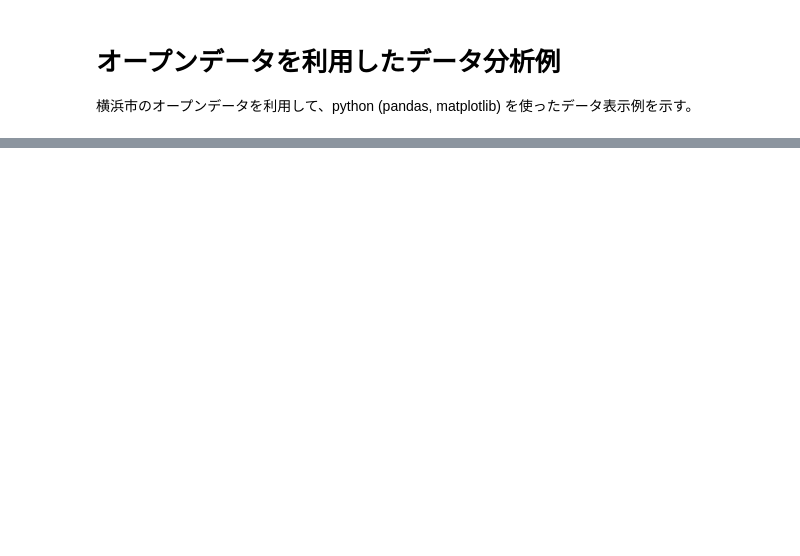
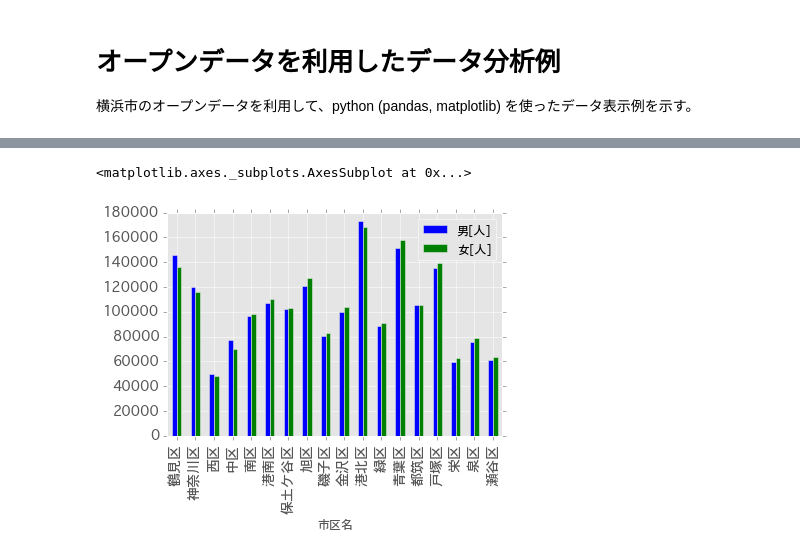
Before and after one commit to NaokiMizutani/DataScience, a Jupyter notebook: Example1.ipynb, the cells around one changed output, grey strips where cells are left out. Drawn from its saved outputs; the diff is of its cells as text; code cells hidden in the pictures; blank space fills up the shorter version.

```diff
--- a/Example1.ipynb
+++ b/Example1.ipynb
@@ -18,3 +18,7 @@ df.head(3)
 | 横浜市 | 2014-12-01 | 141003 | 435.21 | 1632759 | 3711631 | 1851182 | 1860449 | 2.27 | 8528 | ... |
 | 鶴見区 | 2014-12-01 | 141011 | 32.38 | 130652 | 281849 | 145903 | 135946 | 2.16 | 8704 | ... |
 | 神奈川区 | 2014-12-01 | 141020 | 23.59 | 117240 | 235880 | 119885 | 115995 | 2.01 | 9999 | ... |
+# %%
+key_data = ['人口総数[人]', '男[人]', '女[人]']
+pp = df[df.Code != 141003][key_data]
+pp.head(3)
@@ -20,0 +31,8 @@ df.head(3)
+# %%
+from matplotlib import pyplot, rc
+
+pyplot.style.use('ggplot')
+pp.plot(kind='bar', y = ['男[人]', '女[人]'], fontsize = 14)
+# %% [output]
+<matplotlib.axes._subplots.AxesSubplot at 0x...>
+[figure, added]
```
Also changed, not shown: parts of 2 cells of this notebook.
